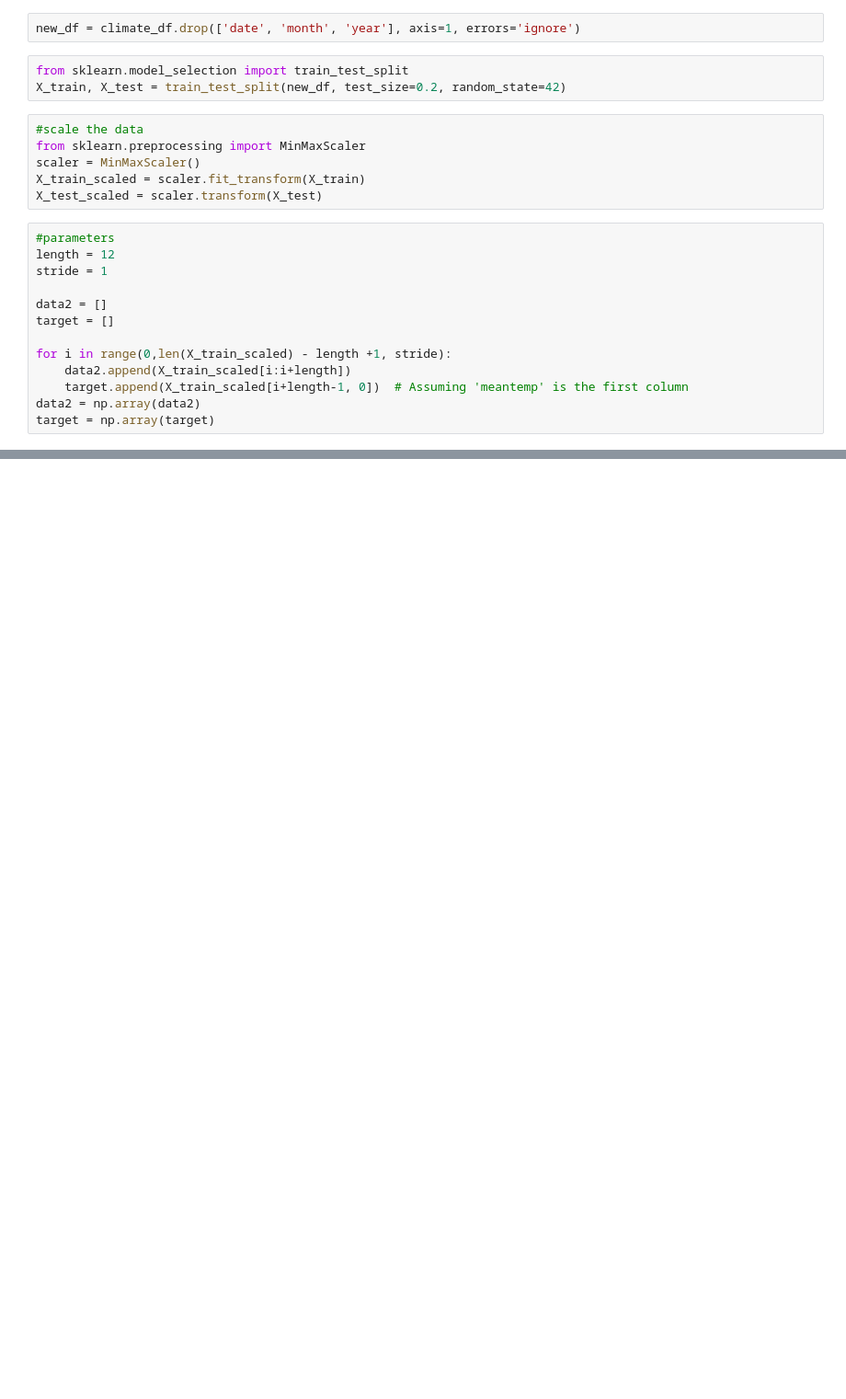
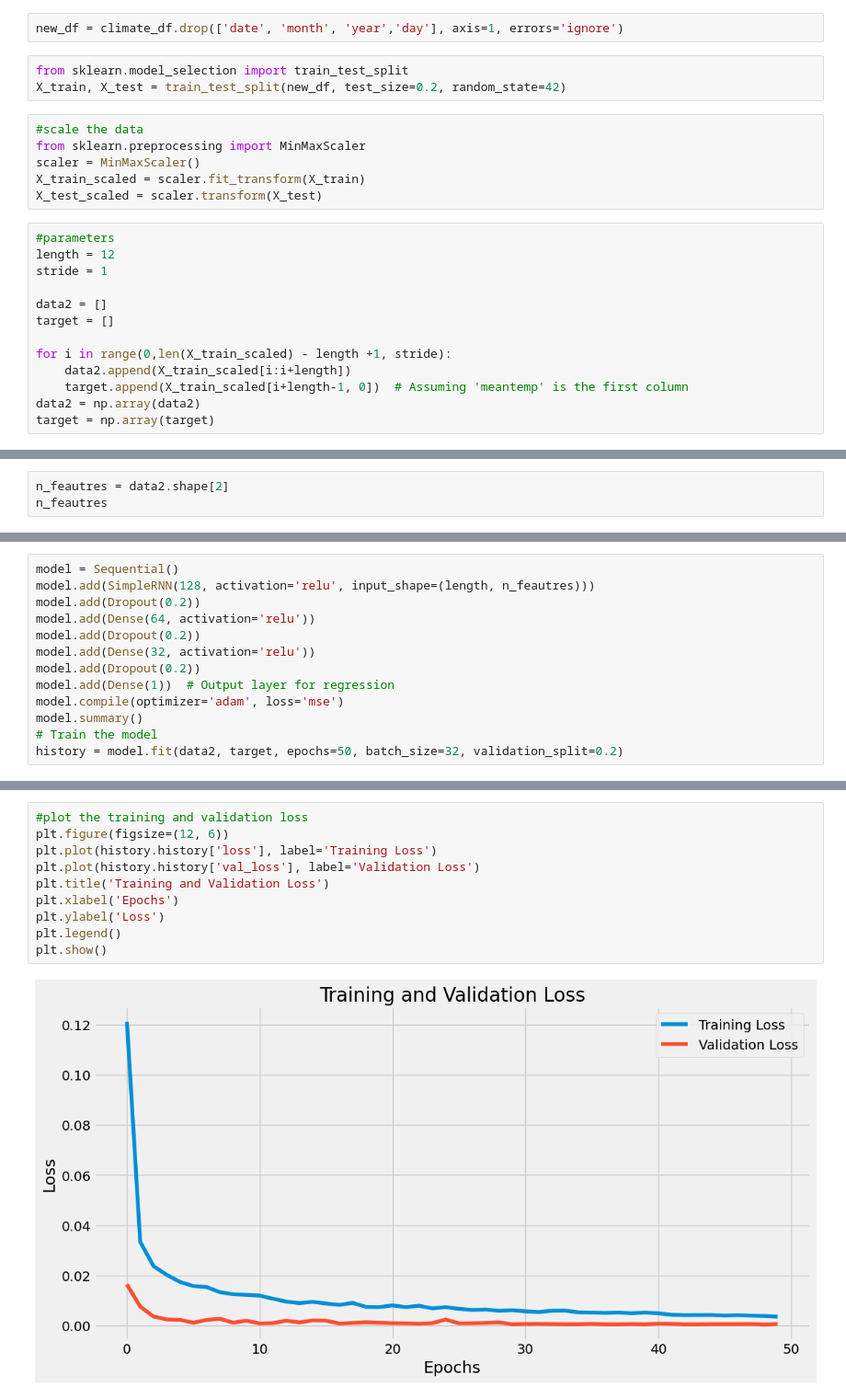
Before and after one commit to Atharvadethe/Sustainability_AI_Course_2.0, a Jupyter notebook: day-10/delhi.ipynb, the cells around one changed output, grey strips where cells are left out. Shown at 92% size. Saved outputs shown, nothing was run; the diff lists cells and outputs as text; blank space fills up the shorter version.

```diff
--- a/day-10/delhi.ipynb
+++ b/day-10/delhi.ipynb
@@ -172,7 +172,7 @@ plt.show()
 # %% [output]
 [figure]
 # %%
-new_df = climate_df.drop(['date', 'month', 'year'], axis=1, errors='ignore')
+new_df = climate_df.drop(['date', 'month', 'year','day'], axis=1, errors='ignore')
 # %%
 from sklearn.model_selection import train_test_split
 X_train, X_test = train_test_split(new_df, test_size=0.2, random_state=42)
@@ -201,0 +202,3 @@ data2.shape, target.shape
+# %%
+n_feautres = data2.shape[2]
+n_feautres
@@ -201,0 +207,13 @@ data2.shape, target.shape
+# %%
+model = Sequential()
+model.add(SimpleRNN(128, activation='relu', input_shape=(length, n_feautres)))
+model.add(Dropout(0.2))
+model.add(Dense(64, activation='relu'))
+model.add(Dropout(0.2))
+model.add(Dense(32, activation='relu'))
+model.add(Dropout(0.2))
+model.add(Dense(1))  # Output layer for regression
+model.compile(optimizer='adam', loss='mse')
+model.summary()
+# Train the model
+history = model.fit(data2, target, epochs=50, batch_size=32, validation_split=0.2)
@@ -201,0 +259,12 @@ data2.shape, target.shape
+# %%
+#plot the training and validation loss
+plt.figure(figsize=(12, 6))
+plt.plot(history.history['loss'], label='Training Loss')
+plt.plot(history.history['val_loss'], label='Validation Loss')
+plt.title('Training and Validation Loss')
+plt.xlabel('Epochs')
+plt.ylabel('Loss')
+plt.legend()
+plt.show()
+# %% [output]
+[figure, added]
```
Also changed, not shown: parts of 4 cells of this notebook.
